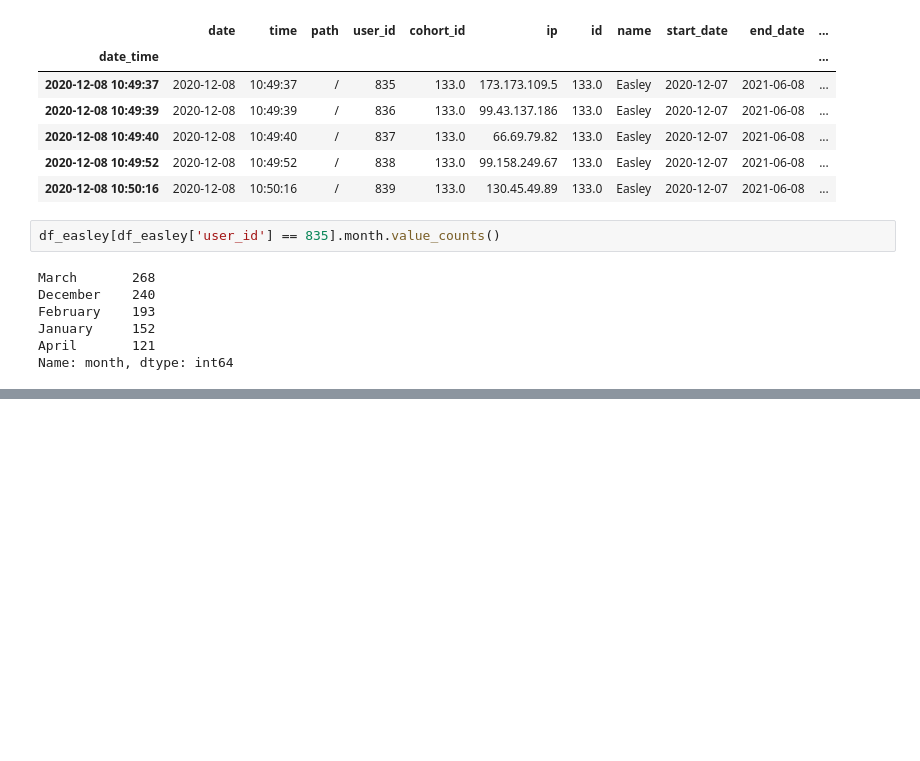
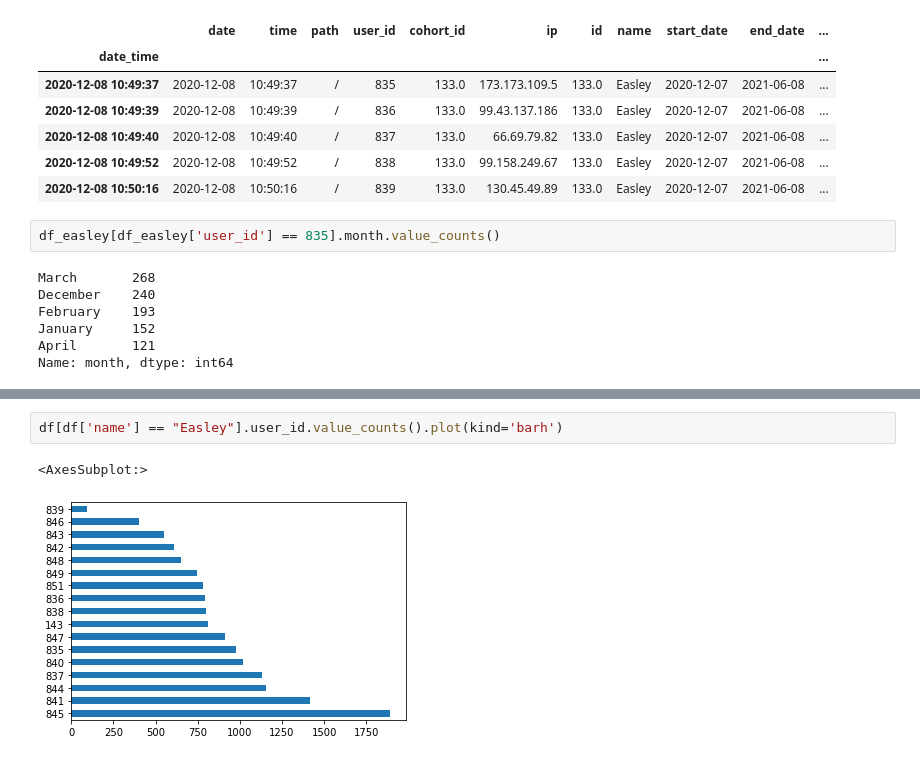
Before and after one commit to DBerchelmann/anomaly-detection-exercises, a Jupyter notebook: log_sandbox2.ipynb, the cells around one changed output, grey strips where cells are left out. Cells and saved outputs as stored; diff of their text form; blank space fills up the shorter version.

```diff
--- a/log_sandbox2.ipynb
+++ b/log_sandbox2.ipynb
@@ -143,0 +159,5 @@ Name: month, Length: 440, dtype: int64
+# %%
+df[df['name'] == "Easley"].user_id.value_counts().plot(kind='barh')
+# %% [output]
+<AxesSubplot:>
+[figure, added]
```
Also changed, not shown: parts of 6 cells of this notebook.
